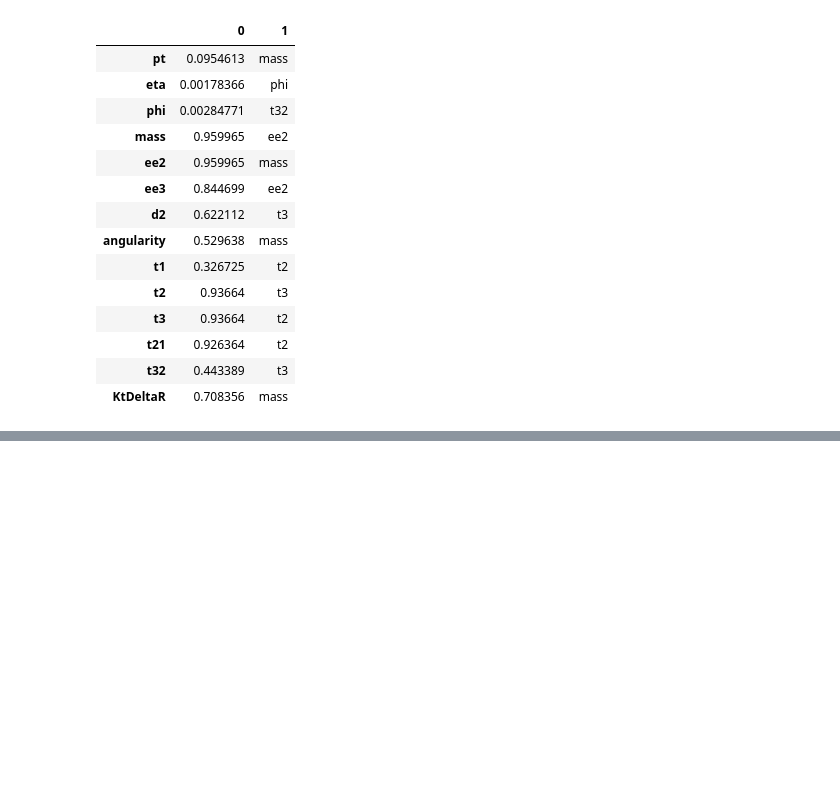
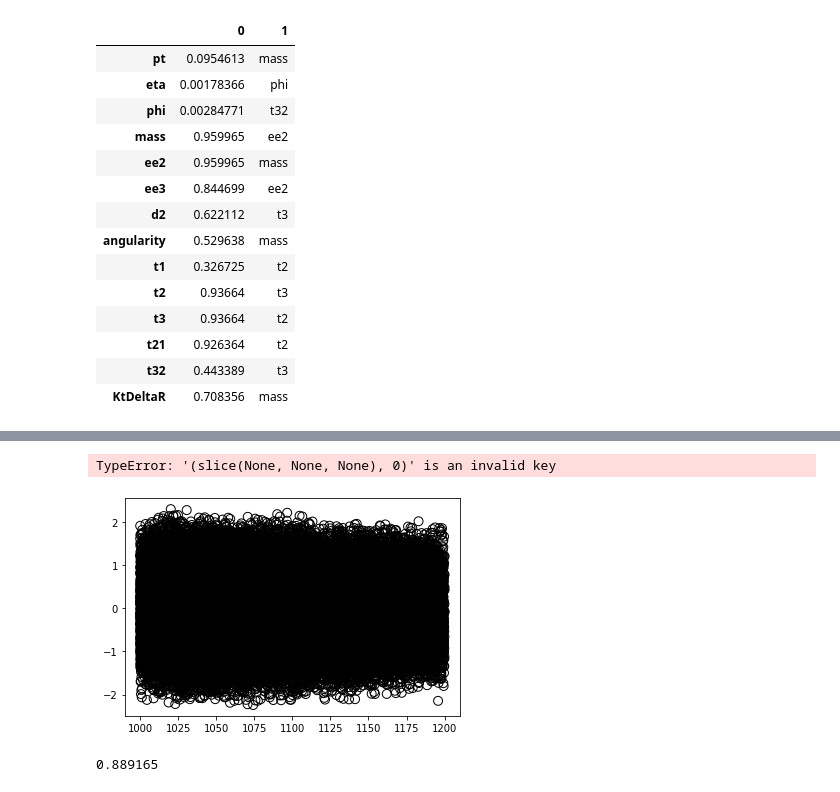
Before and after one commit to Chkoda/PHYS434, a Jupyter notebook: Lab7&8.ipynb, the cells around one changed output, grey strips where cells are left out. Drawn from its saved outputs; the diff is of its cells as text; code cells hidden in the pictures; blank space fills up the shorter version.

```diff
--- a/Lab7&8.ipynb
+++ b/Lab7&8.ipynb
@@ -192,0 +256,14 @@ plt.show()
+# %%
+plt.clf()
+plt.scatter(clf.support_vectors_[:, 0], clf.support_vectors_[:, 1], s=80,
+            facecolors='none', zorder=10, edgecolors='k')
+plt.scatter(X[:, 0], X[:, 1], c=Y, zorder=10, cmap=plt.cm.Paired,
+            edgecolors='k')
+X.shape
+# %% [output]
+TypeError: '(slice(None, None, None), 0)' is an invalid key
+[figure, added]
+# %%
+clf.score(X,y)
+# %% [output]
+0.889165
```
Also changed, not shown: parts of 33 cells of this notebook.
